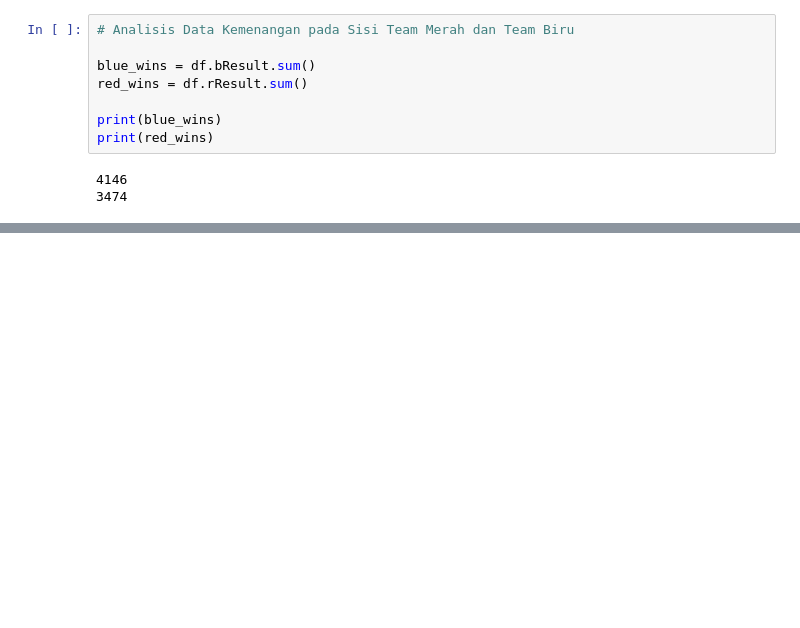
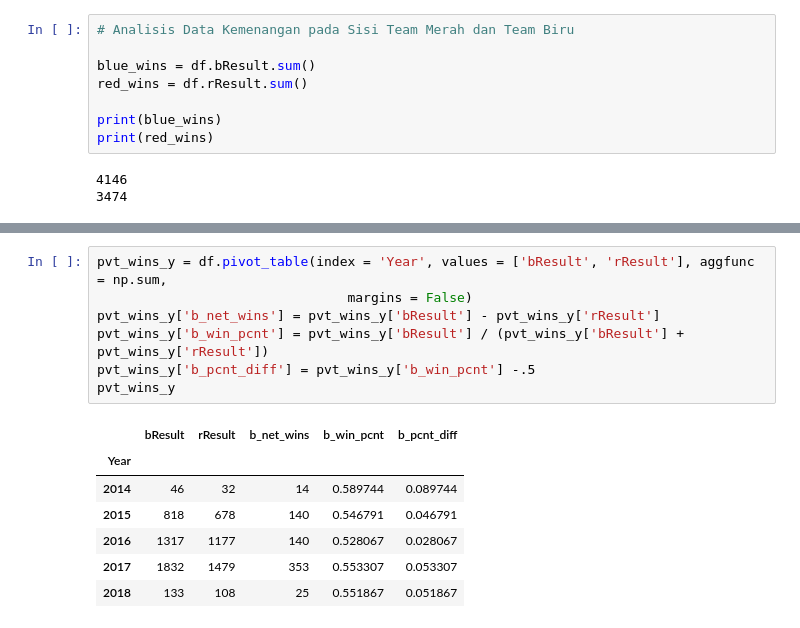
Before and after one commit to mozarik/Praktikum5-Fungsional, a Jupyter notebook: analysis.ipynb, the cells around one changed output, grey strips where cells are left out. Saved outputs shown, nothing was run; the diff lists cells and outputs as text; blank space fills up the shorter version.

```diff
--- a/analysis.ipynb
+++ b/analysis.ipynb
@@ -210,0 +344,15 @@ plt.show()
+# %%
+pvt_wins_y = df.pivot_table(index = 'Year', values = ['bResult', 'rResult'], aggfunc = np.sum,
+                                margins = False)
+pvt_wins_y['b_net_wins'] = pvt_wins_y['bResult'] - pvt_wins_y['rResult']
+pvt_wins_y['b_win_pcnt'] = pvt_wins_y['bResult'] / (pvt_wins_y['bResult'] + pvt_wins_y['rResult'])
+pvt_wins_y['b_pcnt_diff'] = pvt_wins_y['b_win_pcnt'] -.5
+pvt_wins_y
+# %% [output]
+|  | bResult | rResult | b_net_wins | b_win_pcnt | b_pcnt_diff |
+| Year |  |  |  |  |  |
+| 2014 | 46 | 32 | 14 | 0.589744 | 0.089744 |
+| 2015 | 818 | 678 | 140 | 0.546791 | 0.046791 |
+| 2016 | 1317 | 1177 | 140 | 0.528067 | 0.028067 |
+| 2017 | 1832 | 1479 | 353 | 0.553307 | 0.053307 |
+| 2018 | 133 | 108 | 25 | 0.551867 | 0.051867 |
```
Also changed, not shown: parts of 25 cells of this notebook.
